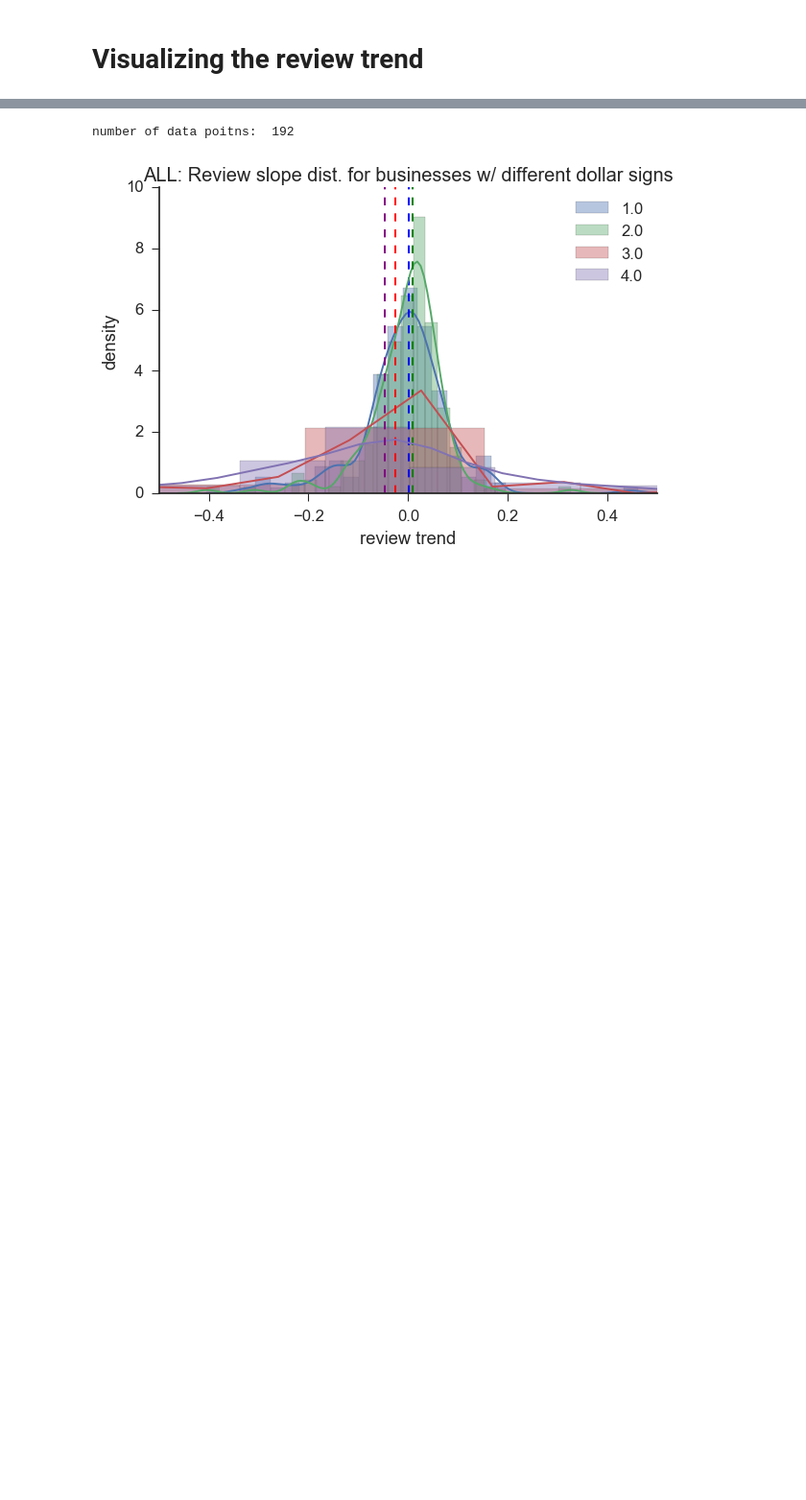
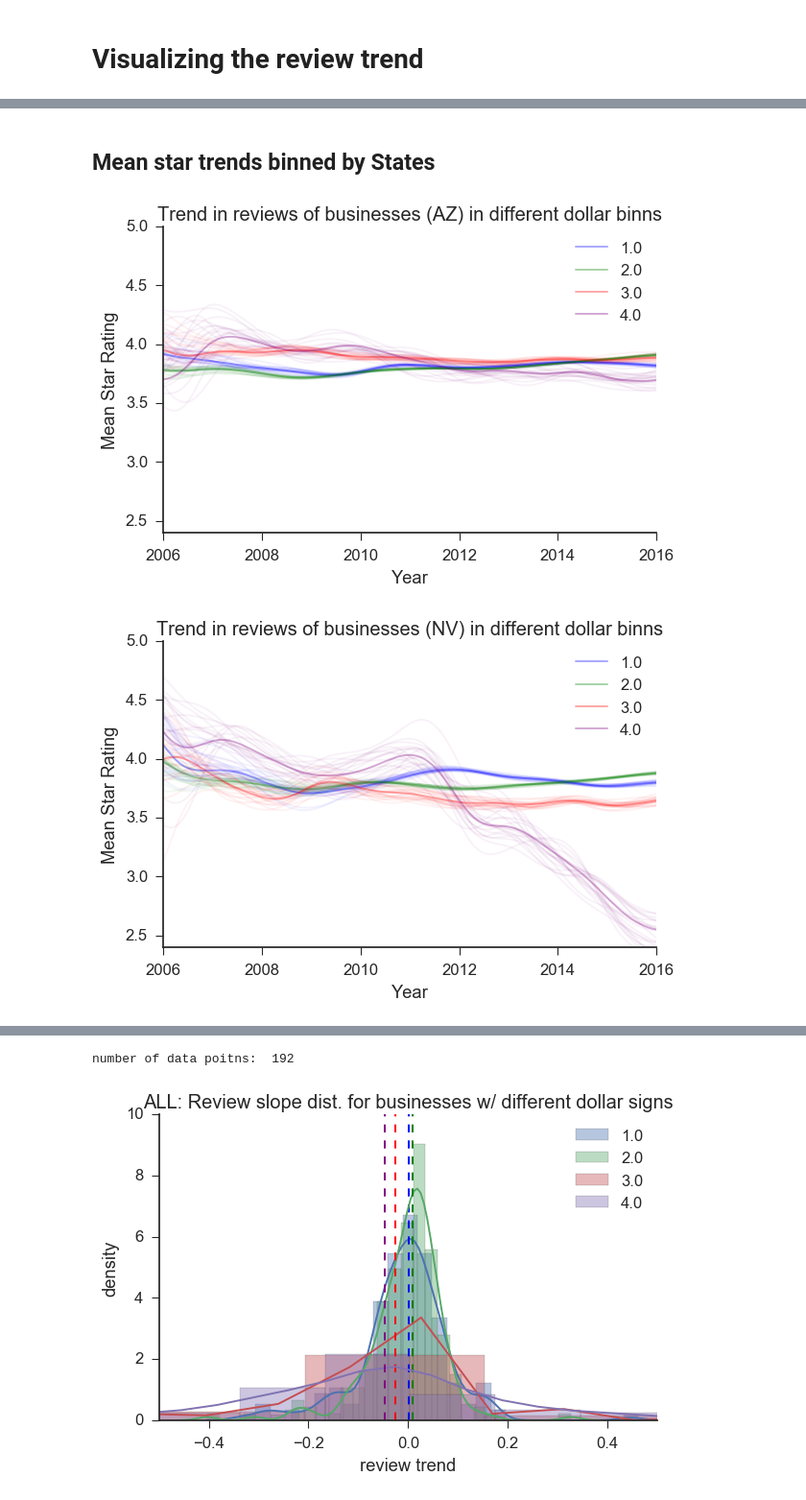
Before and after one commit to zihaoxu/jac_project, a Jupyter notebook: Investigating the relationship between dollar signs and review trends.ipynb, the cells around one changed output, grey strips where cells are left out. Shown at 96% size. Saved outputs shown, nothing was run; the diff lists cells and outputs as text; code cells hidden in the pictures; blank space fills up the shorter version.

```diff
--- a/Investigating the relationship between dollar signs and review trends.ipynb
+++ b/Investigating the relationship between dollar signs and review trends.ipynb
@@ -217,5 +217,9 @@ d['NRB'] = pd.merge(d['RB'], d['N'][['n','z_hood']], on = ['z_hood'], how = 'lef
 # %%
 price_list = [1.0, 2.0, 3.0, 4.0]
+color_list = ['blue', 'g','r','purple'] # color of each dollar sign
+state_list = ['AZ', 'NV', 'WI', 'PA', 'NC'] # color of each dollar sign
+
+
 for price in price_list:
-    print("Number of restaurants w/ ", str(price), "dollar signs: ", str(len(d['NRB'][d['NRB']['Price']==price])))
+    print("Number of reviews w/ ", str(price), "dollar signs: ", str(len(d['NRB'][d['NRB']['Price']==price])))
 # %% [output]
@@ -251,0 +259,36 @@ plt.savefig('/Users/zihaoxu/Desktop/new.png', dpi = 300, fmt = 'png')
+# %% [markdown]
+## Mean star trends binned by States
+# %%
+# Graph of businesses binned by state
+n_samples = 20
+
+for state in state_list:
+    plt.figure()
+    r = d['NRB'][d['NRB']['state']==state]
+    # visualize the mean review trend of restaurants within each dollar binns
+    for price in price_list:
+        rr = r[r['Price']==price]
+        for _ in range(n_samples):
+            n_r = BootstrapDataframe(rr)
+            n_gm = RollingGaussianMean(n_r, 'year', 'stars', np.linspace(2006, 2016, 120), 0.5)
+            #plt.scatter(r['year'], r['stars'], lw = 0, s = 2, c = 'black')
+            plt.plot(np.array(n_gm['x']), np.array(n_gm['y']), c = color_list[price_list.index(price)], alpha= 0.05, label = None)
+
+        #plt.plot(n_gm['x'], n_gm['y'], c = color_list[price_list.index(price)], alpha= 1.0, label = price)
+
+
+    for price in price_list:
+        rr = r[r['Price']==price]
+        gm = RollingGaussianMean(rr, 'year', 'stars', np.linspace(2006, 2016, 120), 0.5)
+        plt.plot(gm['x'], gm['y'], c = color_list[price_list.index(price)], label = price, alpha= 0.34)
+
+    plt.ylim(2.4,5.)
+    plt.title("Trend in reviews of businesses ("+ state+ ") within different dollar bins")
+    plt.ylabel('Mean Star Rating')
+    plt.xlabel('Year')
+    plt.legend()
+    sns.despine()
+    plt.savefig('/Users/zihaoxu/Desktop/jac_project_graphs/'+state+'.png', dpi = 300, fmt = 'png')
+# %% [output]
+[figure, added]
+[figure, added]
```
Also changed, not shown: parts of 50 cells of this notebook, 2 other files.
